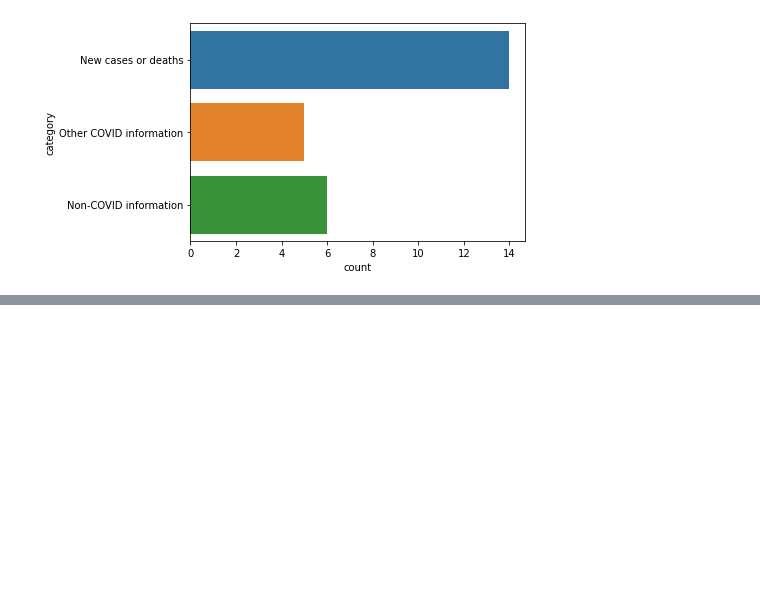
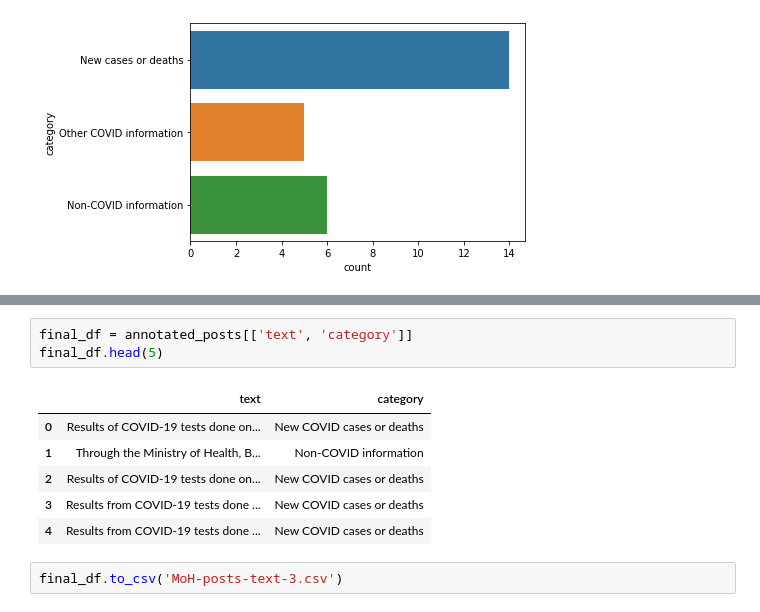
Before and after one commit to SunbirdAI/covid19-uganda-facebook-data-analysis, a Jupyter notebook: notebooks/MoH_page_posts_3.ipynb, the cells around one changed output, grey strips where cells are left out. Saved outputs shown, nothing was run; the diff lists cells and outputs as text; blank space fills up the shorter version.

```diff
--- a/notebooks/MoH_page_posts_3.ipynb
+++ b/notebooks/MoH_page_posts_3.ipynb
@@ -134,0 +152,12 @@ sns.countplot(y='category', data=annotated_posts)
+# %%
+final_df = annotated_posts[['text', 'category']]
+final_df.head(5)
+# %% [output]
+|  | text | category |
+| 0 | Results of COVID-19 tests done on... | New COVID cases or deaths |
+| 1 | Through the Ministry of Health, B... | Non-COVID information |
+| 2 | Results of COVID-19 tests done on... | New COVID cases or deaths |
+| 3 | Results from COVID-19 tests done ... | New COVID cases or deaths |
+| 4 | Results from COVID-19 tests done ... | New COVID cases or deaths |
+# %%
+final_df.to_csv('MoH-posts-text-3.csv')
```
Also changed, not shown: parts of 2 cells of this notebook, 9 other files.
